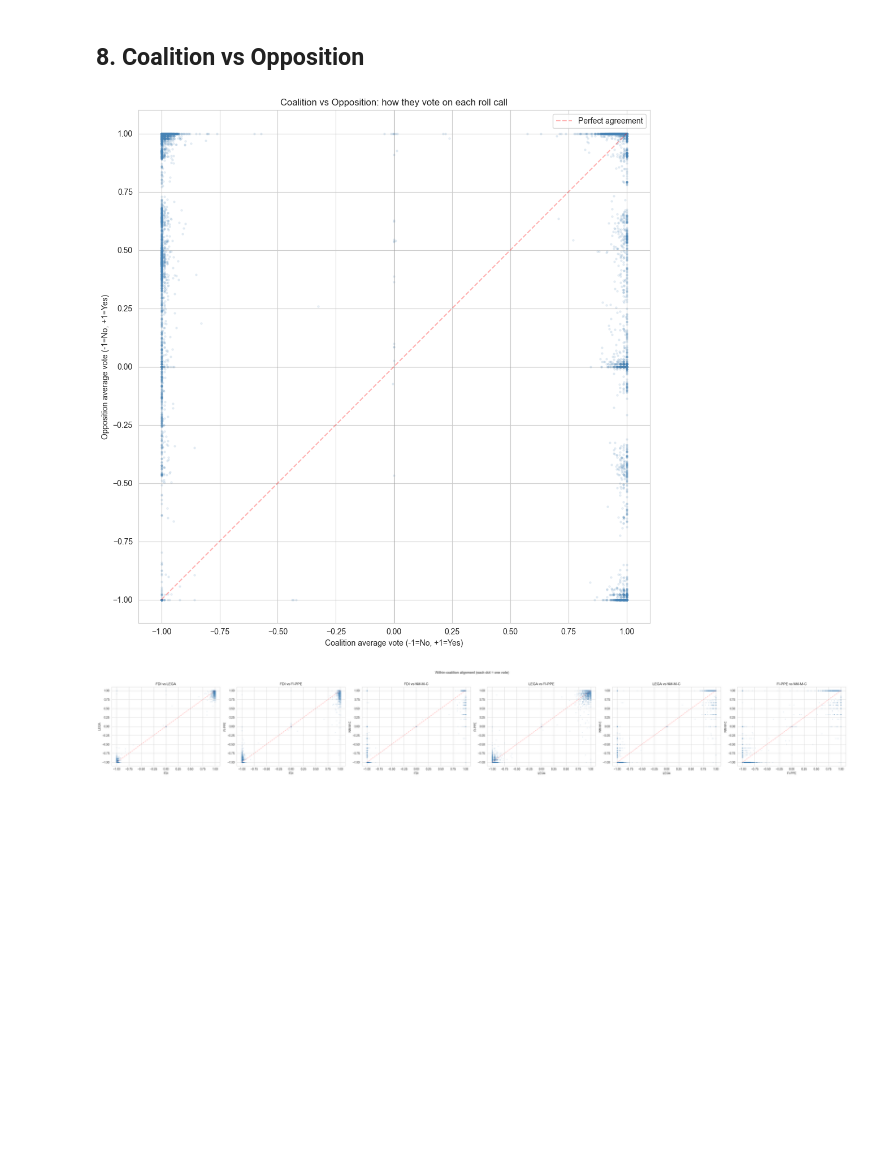
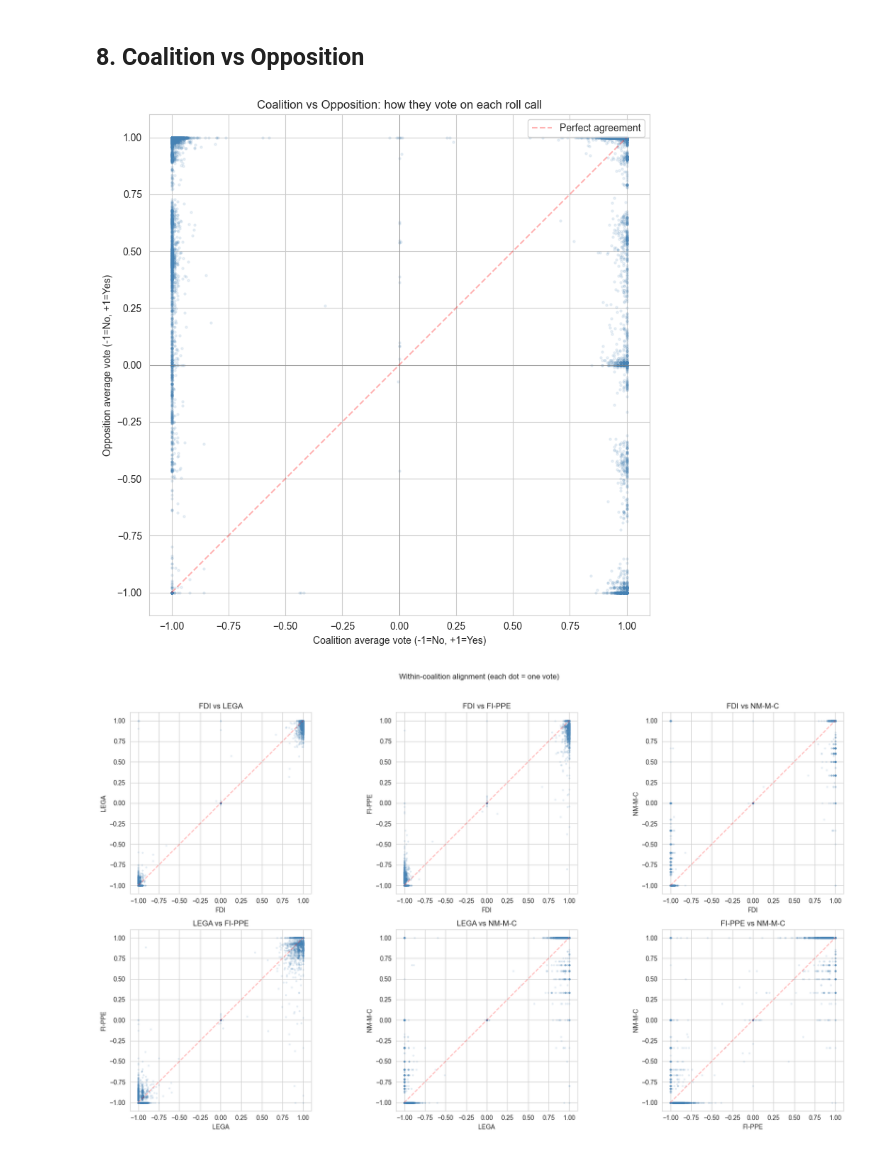
Before and after one commit to LucyMoto/italian-parliament-analysis, a Jupyter notebook: notebooks/explore.ipynb, the cells around one changed output. Drawn from its saved outputs; the diff is of its cells as text; code cells hidden in the pictures; blank space fills up the shorter version.

```diff
--- a/notebooks/explore.ipynb
+++ b/notebooks/explore.ipynb
@@ -412,17 +421,0 @@ PD-IDP:
-# %%
-# Cohesion: substantive votes vs all votes
-df_sub_valid = df_voted_valid[df_voted_valid['is_substantive']].copy()
-
-rice_sub = (
-    df_sub_valid.groupby(['group', 'vote_id'])['vote_code']
-    .apply(rice_index).reset_index().rename(columns={'vote_code': 'rice'})
-)
-rice_sub_avg = rice_sub.groupby('group')['rice'].mean()
-
-print(f"{'Party':12s} {'All votes':>10s} {'Substantive':>12s} {'Diff':>8s}")
-print('-' * 45)
-for group in available_groups:
-    a = rice_avg.get(group, np.nan)
-    s = rice_sub_avg.get(group, np.nan)
-    d = s - a if not (np.isnan(a) or np.isnan(s)) else np.nan
-    print(f'  {group:12s} {a:8.3f}   {s:10.3f}  {d:+7.3f}')
@@ -745,8 +802,8 @@ Top 15 cross-party allies (highest similarity):
 coal_groups = [g for g in COALITION if g in available_groups]
 opp_groups = [g for g in OPPOSITION if g in available_groups]
 
-df_vm = df_voted[df_voted['group'].isin(available_groups)].copy()
-df_vm['side'] = df_vm['group'].apply(
+df_vm = df_voted[df_voted['group_clean'].isin(available_groups)].copy()
+df_vm['side'] = df_vm['group_clean'].apply(
     lambda g: 'Coalition' if g in coal_groups else 'Opposition' if g in opp_groups else 'Other'
 )
 df_vm = df_vm[df_vm['side'] != 'Other']
@@ -754,11 +811,12 @@ df_vm = df_vm[df_vm['side'] != 'Other']
 side_avg = df_vm.groupby(['side', 'vote_id'])[
     'vote_code'].mean().unstack(level=0)
 
-fig, ax = plt.subplots(figsize=(10, 10))
+fig, ax = plt.subplots(figsize=(8, 8))
 ax.scatter(side_avg['Coalition'], side_avg['Opposition'],
            alpha=0.1, s=5, color='steelblue')
 ax.axhline(0, color='grey', linewidth=0.5)
 ax.axvline(0, color='grey', linewidth=0.5)
+ax.set_aspect('equal')
 ax.plot([-1, 1], [-1, 1], 'r--', alpha=0.3, label='Perfect agreement')
 ax.set_xlabel('Coalition average vote (-1=No, +1=Yes)')
 ax.set_ylabel('Opposition average vote (-1=No, +1=Yes)')
@@ -767,35 +825,43 @@ ax.legend()
 plt.tight_layout()
 plt.show()
 # %% [output]
-[figure, old version]
+[figure, new version]
 # %%
+from itertools import combinations
+
 # Within-coalition alignment
 coal_party_avg = (
-    df_voted[df_voted['group'].isin(coal_groups)]
-    .groupby(['group', 'vote_id'])['vote_code'].mean()
+    df_voted[df_voted['group_clean'].isin(coal_groups)]
+    .groupby(['group_clean', 'vote_id'])['vote_code'].mean()
     .unstack(level=0)
 )
 
 pairs_to_plot = list(combinations(coal_groups, 2))
-fig, axes = plt.subplots(1, len(pairs_to_plot),
-                         figsize=(6*len(pairs_to_plot), 5))
-if len(pairs_to_plot) == 1:
-    axes = [axes]
+
+n_rows = 2
+n_cols = 3
+
+fig, axes = plt.subplots(n_rows, n_cols, figsize=(6*n_cols, 5*n_rows))
+axes = axes.flatten()
 
 for ax, (g1, g2) in zip(axes, pairs_to_plot):
     if g1 in coal_party_avg.columns and g2 in coal_party_avg.columns:
         ax.scatter(coal_party_avg[g1], coal_party_avg[g2],
                    alpha=0.1, s=5, color='steelblue')
         ax.plot([-1, 1], [-1, 1], 'r--', alpha=0.3)
         ax.set_xlabel(g1)
         ax.set_ylabel(g2)
         ax.set_title(f'{g1} vs {g2}')
+        ax.set_aspect('equal')
+# Hide unused axes (important if number of plots < grid size)
+for ax in axes[len(pairs_to_plot):]:
+    ax.set_visible(False)
 
 plt.suptitle('Within-coalition alignment (each dot = one vote)', y=1.02)
 plt.tight_layout()
 plt.show()
 # %% [output]
-[figure, old version]
+[figure, new version]
 # %%
 print('=' * 60)
 print('EXPLORATION COMPLETE')
```
Also changed, not shown: parts of 25 cells of this notebook.
